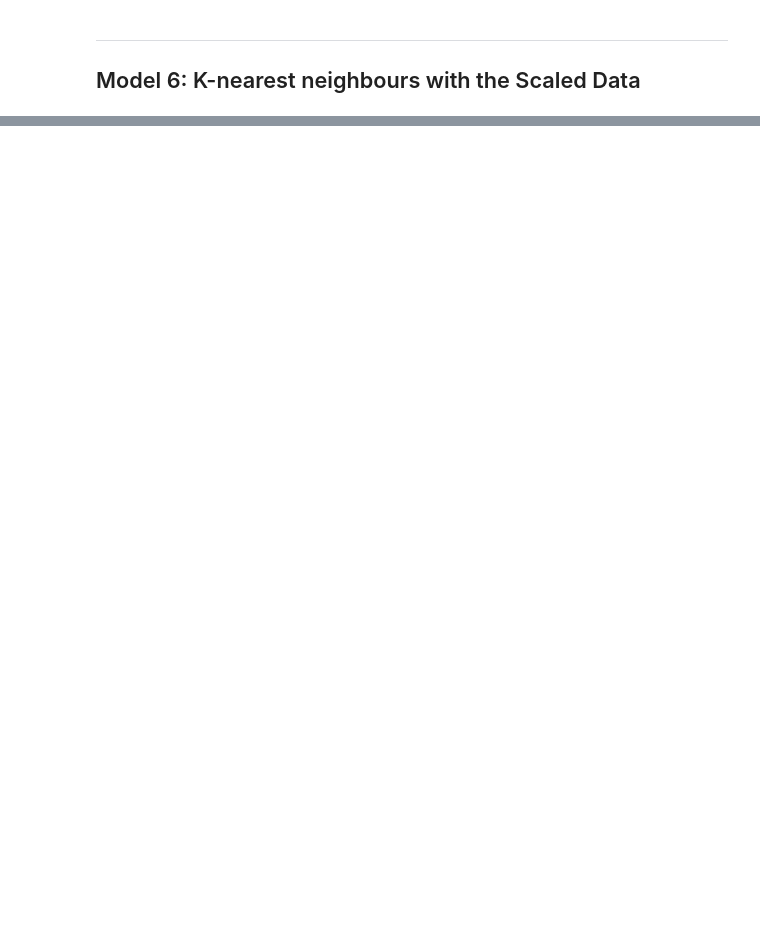
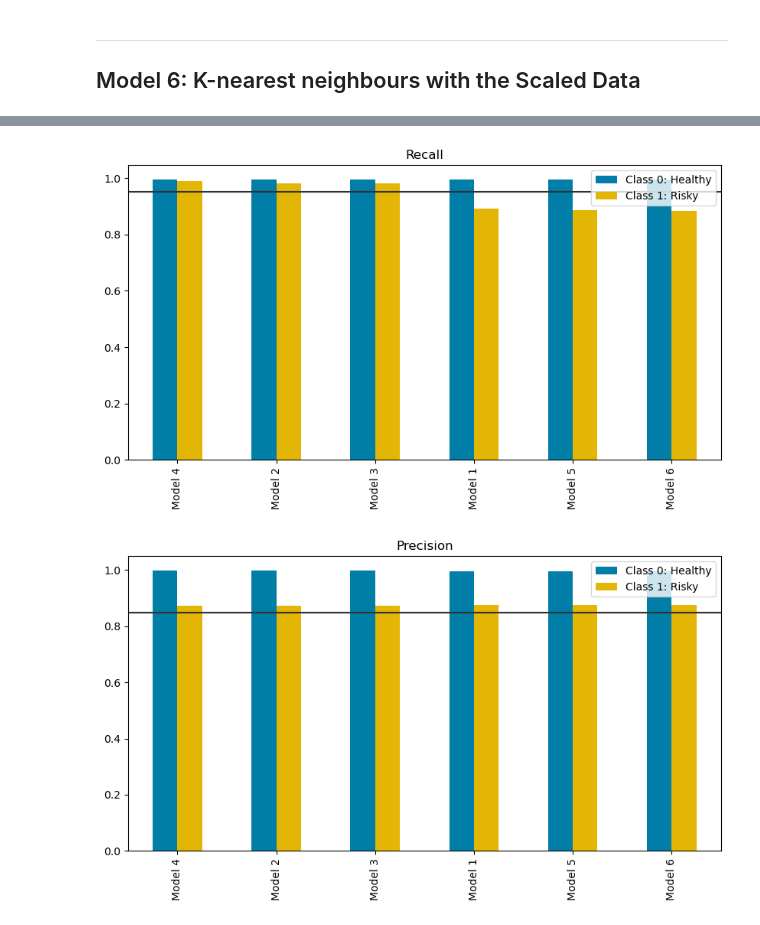
Before and after one commit to benoitchamot/credit-risk-classification, a Jupyter notebook: credit_risk_classification.ipynb, the cells around one changed output, grey strips where cells are left out. Saved outputs shown, nothing was run; the diff lists cells and outputs as text; code cells hidden in the pictures; blank space fills up the shorter version.

```diff
--- a/credit_risk_classification.ipynb
+++ b/credit_risk_classification.ipynb
@@ -368,0 +438,18 @@ weighted avg       0.99      0.99      0.99     19384
+# %%
+# Define colors
+blue = '#007EA7'
+orange = '#E3B505'
+grey = '#323031'
+
+models_df.plot.bar(y = ['recall_0','recall_1'], figsize=(10,5), legend=True, title = 'Recall', color=[blue, orange])
+plt.legend(['Class 0: Healthy', 'Class 1: Risky'])
+plt.hlines(0.95,-0.5,5.5,grey)
+plt.show()
+
+models_df.plot.bar(y = ['precision_0','precision_1'], figsize=(10,5), legend=True, title = 'Precision', color=[blue, orange])
+plt.legend(['Class 0: Healthy', 'Class 1: Risky'])
+plt.hlines(0.85,-0.5,5.5,grey)
+plt.show()
+# %% [output]
+[figure, added]
+[figure, added]
```
Also changed, not shown: parts of 14 cells of this notebook, 4 other files.
